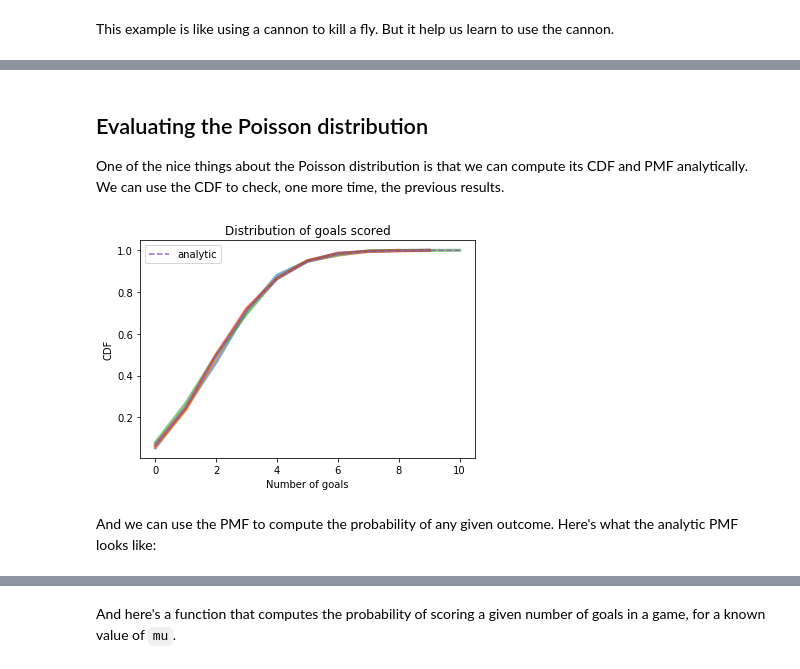
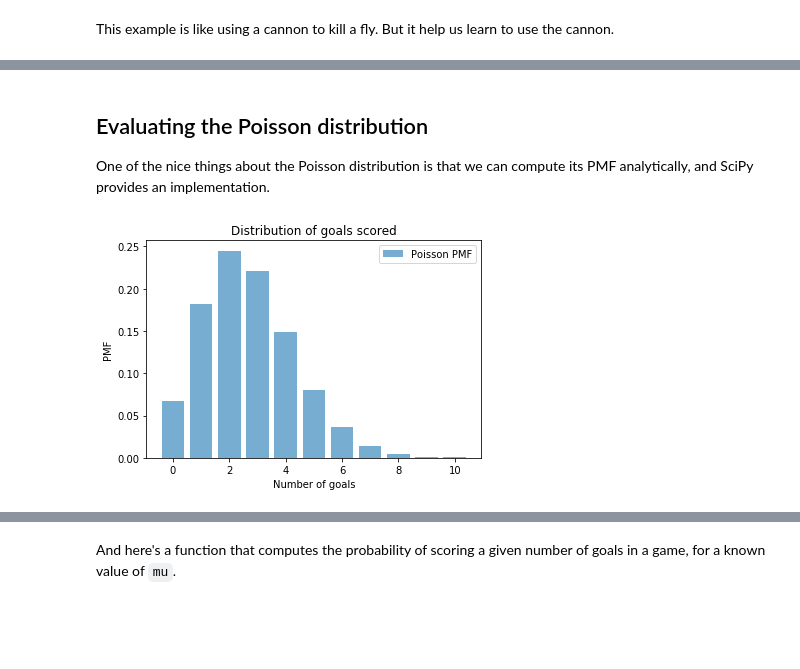
Before and after one commit to AllenDowney/BayesMadeSimple, a Jupyter notebook: zigzag2.ipynb, the cells around one changed output, grey strips where cells are left out. Saved outputs shown, nothing was run; the diff lists cells and outputs as text; code cells hidden in the pictures; blank space fills up the shorter version.

```diff
--- a/zigzag2.ipynb
+++ b/zigzag2.ipynb
@@ -173,6 +130,7 @@ We can use NumPy to generate a sample from a binomial distribution.
 # %%
-n = min_per_game
+n = 60
 p = lam_per_min
-sample_bin = np.random.binomial(n, p, size)
-np.mean(sample_bin)
+mu = n * p
+sample_poisson = np.random.poisson(mu, size)
+np.mean(sample_poisson)
 # %% [output]
@@ -230,4 +187,0 @@ For large values of `n`, the binomial distribution converges to the Poisson dist
-# %%
-mu = lam_per_game
-sample_poisson = np.random.poisson(mu, size)
-np.mean(sample_poisson)
@@ -271,17 +215,13 @@ legend()
 # %% [markdown]
 ## Evaluating the Poisson distribution
 
-One of the nice things about the Poisson distribution is that we can compute its CDF and PMF analytically.  We can use the CDF to check, one more time, the previous results.
+One of the nice things about the Poisson distribution is that we can compute its PMF analytically, and SciPy provides an implementation.
 # %%
-import scipy.stats as st
+from scipy.stats import poisson
 
 xs = np.arange(11)
-ps = st.poisson.cdf(xs, mu)
-
-plot_cdfs(sample_sim, sample_bin, sample_poisson, sample_pm)
-plt.plot(xs, ps, label='analytic', linestyle='dashed')
-legend()
+ps = poisson.pmf(xs, mu)
+bar(xs, ps, label='Poisson PMF')
+decorate_pmf_goals()
 # %% [output]
-[figure, old version]
+[figure, new version]
-# %% [markdown]
-And we can use the PMF to compute the probability of any given outcome.  Here's what the analytic PMF looks like:
```
Also changed, not shown: parts of 163 cells of this notebook.
